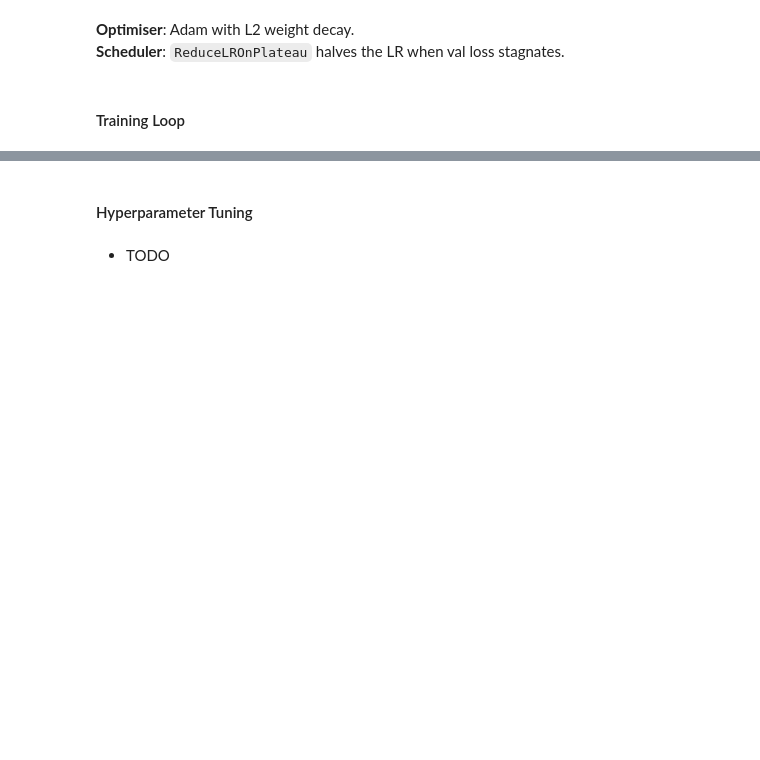
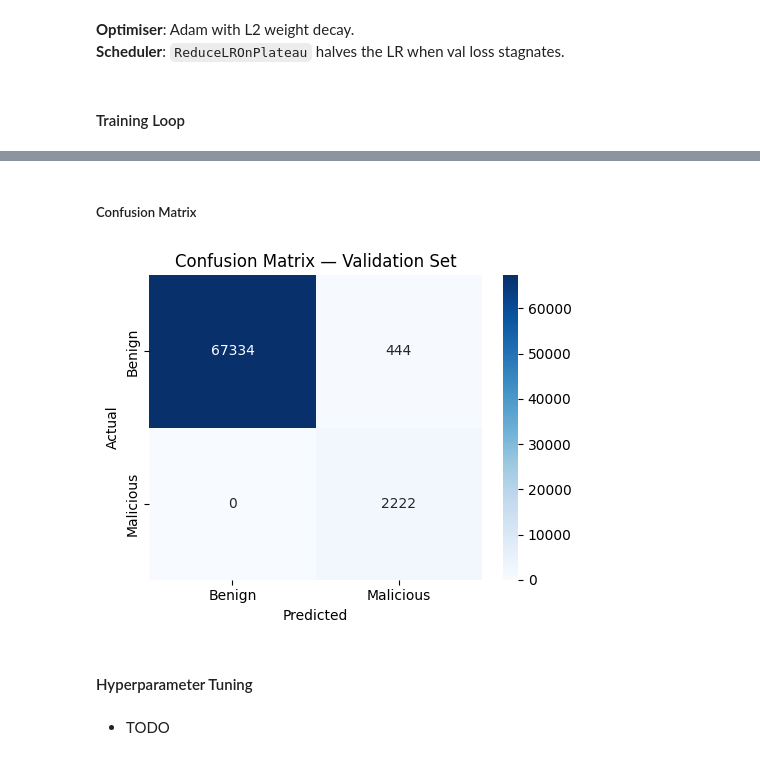
Before and after one commit to kiagunteh/deeplearningsutd, a Jupyter notebook: project.ipynb, the cells around one changed output, grey strips where cells are left out. Cells and saved outputs as stored; diff of their text form; code cells hidden in the pictures; blank space fills up the shorter version.

```diff
--- a/project.ipynb
+++ b/project.ipynb
@@ -92,7 +72,11 @@ Different columns need to be handled differently based on what information they
 - `Clip + Log + StandardScalar` - for columns that have extreme values that are deemed to be noise and contribute in no meaningful way to training
 - `StandardScalar` - for columns that already have a roughly normal distribution
 # %%
-X_train, X_val, X_test = normalize(df, X_train, X_val, X_test)
+preprocessor = get_preprocessor()
+# Fit on train only, transform all splits
+X_train = preprocessor.fit_transform(X_train).astype(np.float32)
+X_val = preprocessor.transform(X_val).astype(np.float32)
+X_test = preprocessor.transform(X_test).astype(np.float32)
 # %%
 INPUT_DIM = X_train.shape[1]
 print(f"Input dimension after preprocessing: {INPUT_DIM}")
@@ -105,14 +87,3 @@ Dataset Class
-# %%
-class PacketsDataset(Dataset):
-    def __init__(self, X, y):
-        self.X = torch.tensor(X, dtype=torch.float32)
-        self.y = torch.tensor(y, dtype=torch.float32).unsqueeze(1)
-
-    def __len__(self):
-        return len(self.X)
-
-    def __getitem__(self, idx):
-        return self.X[idx], self.y[idx]
 # %% [markdown]
 DataLoaders
 # %%
@@ -167,11 +138,7 @@ pos_weight = torch.tensor([pos_weight_value], dtype=torch.float32).to(DEVICE)
 
 print(f"pos_weight: {pos_weight.item():.2f}  (benign={n_neg:,}, malicious={n_pos:,})")
 
-
-def weighted_bce(pred, target):
-    """BCE loss with up-weighting of the positive (malicious) class."""
-    weights = torch.where(target == 1, pos_weight, torch.ones_like(target))
-    return (nn.functional.binary_cross_entropy(pred, target, reduction='none') * weights).mean()
+loss_func = lambda pred, target: weighted_bce(pred, target, pos_weight)
 # %% [output]
 pos_weight: 30.51  (benign=542,228, malicious=17,772)
 # %% [markdown]
@@ -254,0 +186,5 @@ Training complete. Best weights reloaded.
+# %%
+val_stats = run_epoch(model=model, optimizer=optimizer, data_loader=val_loader, loss_func=loss_func, device=DEVICE, training=False)
+preds_bin = (val_stats['probs'] >= 0.5).astype(int)
+
+print_results(val_stats, preds_bin, "=== Validation Set Results ===")
@@ -279,3 +205,9 @@ plt.show()
+# %% [markdown]
+##### Confusion Matrix
+# %%
+plot_confusion_matrix(val_stats, preds_bin, 'Confusion Matrix — Validation Set')
+# %% [output]
+[figure, added]
 # %% [markdown]
 #### Hyperparameter Tuning
 # %% [markdown]
```
Also changed, not shown: parts of 16 cells of this notebook, 12 other files.
